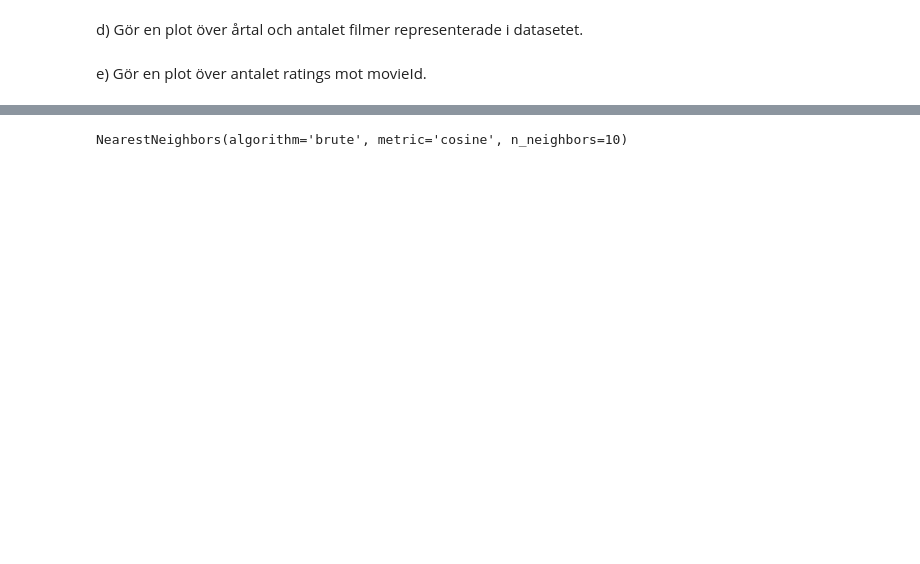
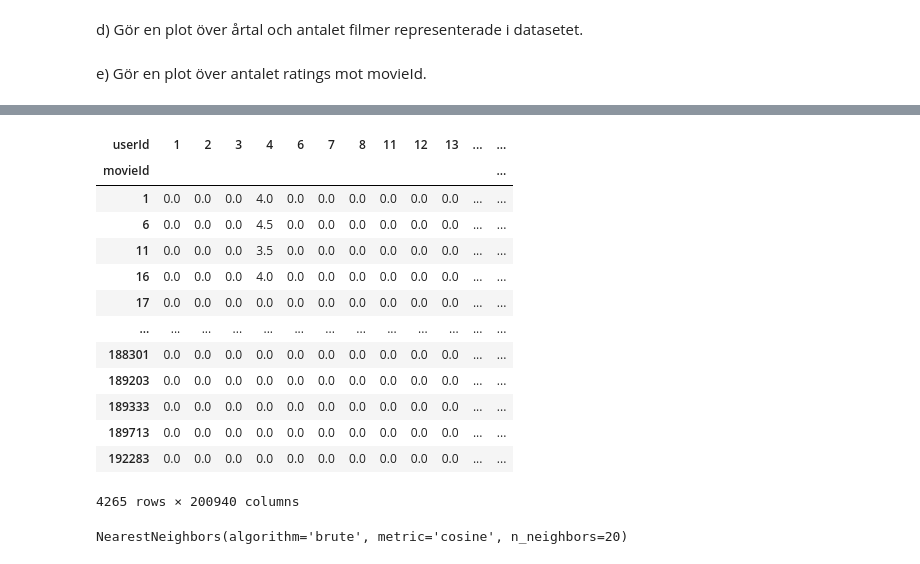
Before and after one commit to HakanAkerblom/Machine-learning-Hakan-Akerblom, a Jupyter notebook: Laboration/1. Recommender.ipynb, the cells around one changed output, grey strips where cells are left out. Saved outputs shown, nothing was run; the diff lists cells and outputs as text; code cells hidden in the pictures; blank space fills up the shorter version.

```diff
--- a/Laboration/1. Recommender.ipynb
+++ b/Laboration/1. Recommender.ipynb
@@ -9,6 +9,3 @@ import pandas as pd
 
 df_movies = pd.read_csv("../Data/ml-latest/movies.csv")
 df_ratings = pd.read_csv("../Data/ml-latest/ratings.csv")
-# %%
-df_movies.set_index("movieId", inplace=True)
-df_movies
@@ -112,0 +151,11 @@ e) Gör en plot över antalet ratings mot movieId.
+# %%
+# merging df_ratings with above created dfs
+
+df_ratings_merged = pd.merge(df_ratings, df_ratings_mean, how = "left", on = "movieId")
+df_ratings_merged[df_ratings_merged["movieId"] == 318]
+
+df_ratings_merged = pd.merge(df_ratings_merged, df_ratings_count, how = "left", on = "movieId")
+df_ratings_merged
+
+df_ratings_merged = pd.merge(df_ratings_merged, df_movies[["movieId", "title"]], how = "left", on = "movieId")
+df_ratings_merged
@@ -148,0 +216,4 @@ df_ratings = df_ratings[:5000000]
+# %%
+df_ratings_dropped = df_ratings_merged.drop(df_ratings_merged[df_ratings_merged["count"]<100].index)
+df_ratings_dropped = df_ratings_dropped.drop(df_ratings_dropped[df_ratings_dropped["mean_rating"]<3.5].index)
+df_ratings_dropped
@@ -148,0 +234,21 @@ df_ratings = df_ratings[:5000000]
+# %%
+
+df_ratings_user_mean = (
+    df_ratings_dropped.groupby("userId")["rating"]
+    .mean()
+    .reset_index(name="user_mean_rating")
+)
+df_ratings_user_merged = pd.merge(
+    df_ratings_dropped, df_ratings_user_mean, how="left", on="userId"
+)
+df_ratings_user_merged
+
+df_ratings_user_merged_dropped = df_ratings_user_merged.drop(
+    df_ratings_user_merged[df_ratings_user_merged["user_mean_rating"] < 2].index
+)
+
+df_ratings_user_merged_dropped = df_ratings_user_merged_dropped.drop(
+    df_ratings_user_merged_dropped[df_ratings_user_merged_dropped["user_mean_rating"] > 4.2].index
+)
+
+df_ratings_user_merged_dropped
@@ -149,5 +285,18 @@ df_ratings = df_ratings[:5000000]
 # %%
-
-
-movies_users = df_ratings.pivot(index="movieId", columns="userId", values="rating").fillna(0)
-mat_movies_users = sparse.csr_matrix(movies_users.values)
+pivot_table = df_ratings_user_merged_dropped.pivot(index="movieId", columns="userId", values="rating").fillna(0)
+pivot_table
+# %% [output]
+| userId | 1 | 2 | 3 | 4 | 6 | 7 | 8 | 11 | 12 | 13 | ... | ... |
+| movieId |  |  |  |  |  |  |  |  |  |  |  | ... |
+| 1 | 0.0 | 0.0 | 0.0 | 4.0 | 0.0 | 0.0 | 0.0 | 0.0 | 0.0 | 0.0 | ... | ... |
+| 6 | 0.0 | 0.0 | 0.0 | 4.5 | 0.0 | 0.0 | 0.0 | 0.0 | 0.0 | 0.0 | ... | ... |
+| 11 | 0.0 | 0.0 | 0.0 | 3.5 | 0.0 | 0.0 | 0.0 | 0.0 | 0.0 | 0.0 | ... | ... |
+| 16 | 0.0 | 0.0 | 0.0 | 4.0 | 0.0 | 0.0 | 0.0 | 0.0 | 0.0 | 0.0 | ... | ... |
+| 17 | 0.0 | 0.0 | 0.0 | 0.0 | 0.0 | 0.0 | 0.0 | 0.0 | 0.0 | 0.0 | ... | ... |
+| ... | ... | ... | ... | ... | ... | ... | ... | ... | ... | ... | ... | ... |
+| 188301 | 0.0 | 0.0 | 0.0 | 0.0 | 0.0 | 0.0 | 0.0 | 0.0 | 0.0 | 0.0 | ... | ... |
+| 189203 | 0.0 | 0.0 | 0.0 | 0.0 | 0.0 | 0.0 | 0.0 | 0.0 | 0.0 | 0.0 | ... | ... |
+| 189333 | 0.0 | 0.0 | 0.0 | 0.0 | 0.0 | 0.0 | 0.0 | 0.0 | 0.0 | 0.0 | ... | ... |
+| 189713 | 0.0 | 0.0 | 0.0 | 0.0 | 0.0 | 0.0 | 0.0 | 0.0 | 0.0 | 0.0 | ... | ... |
+| 192283 | 0.0 | 0.0 | 0.0 | 0.0 | 0.0 | 0.0 | 0.0 | 0.0 | 0.0 | 0.0 | ... | ... |
+4265 rows × 200940 columns
@@ -154,9 +309,9 @@ mat_movies_users = sparse.csr_matrix(movies_users.values)
 # %%
-from sklearn.neighbors import NearestNeighbors
 
-model_knn = NearestNeighbors(metric="cosine", algorithm="brute", n_neighbors=10)
+
+model_knn = NearestNeighbors(metric="cosine", algorithm="brute", n_neighbors=20)
+
+model_knn.fit(sparse_matrix)
+# %% [output]
+NearestNeighbors(algorithm='brute', metric='cosine', n_neighbors=20)
-# %%
-model_knn.fit(mat_movies_users)
-# %% [output]
-NearestNeighbors(algorithm='brute', metric='cosine', n_neighbors=10)
 # %%
```
Also changed, not shown: parts of 23 cells of this notebook, 4 other files.
